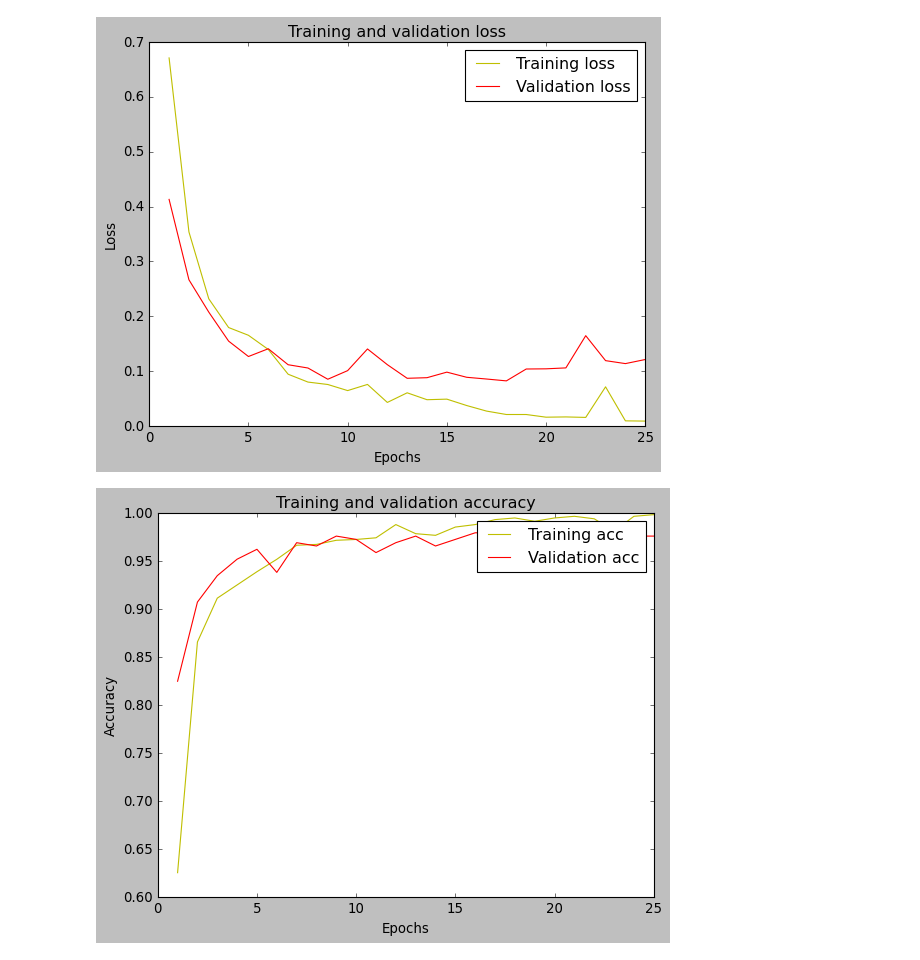
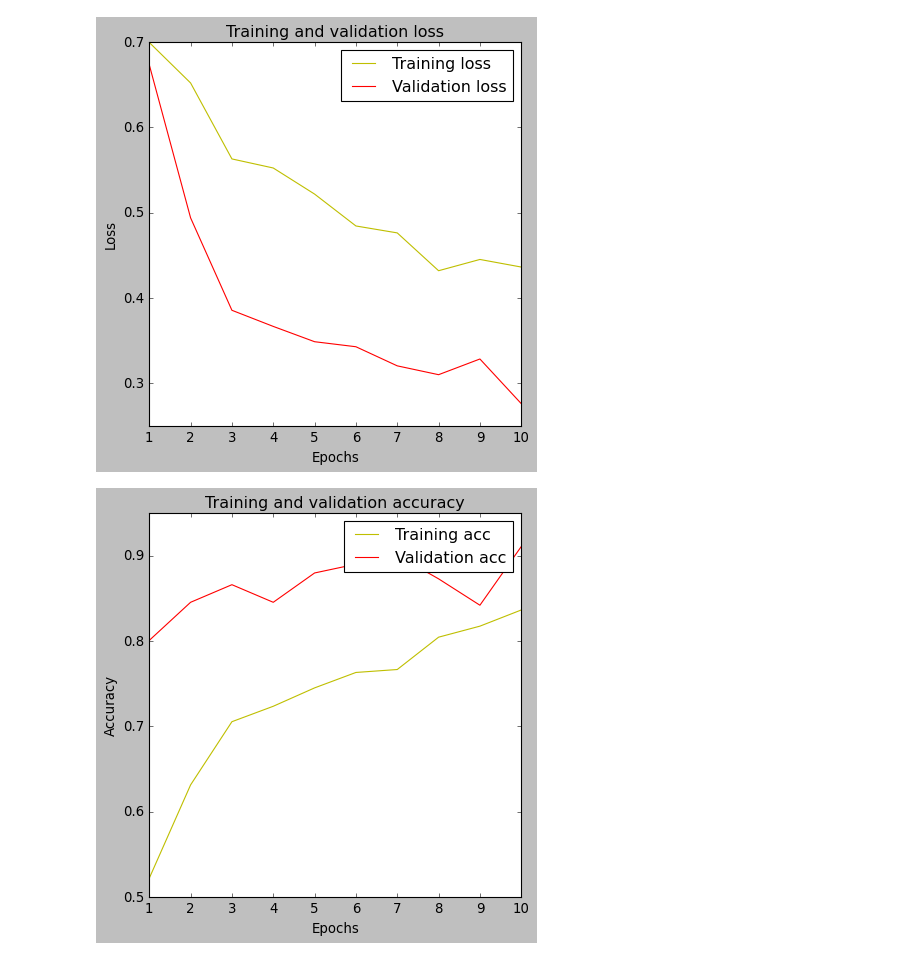
Before and after one commit to rupeshsunny333/mini-project, a Jupyter notebook: training.ipynb, the cells around one changed output. Cells and saved outputs as stored; diff of their text form; code cells hidden in the pictures.

```diff
--- a/training.ipynb
+++ b/training.ipynb
@@ -23,7 +29,7 @@ open_images = os.listdir(image_directory + 'Open/')
 for i, image_name in enumerate(open_images):
     if (image_name.split('.')[1] == 'jpg'):
         image = cv2.imread(image_directory + 'Open/' + image_name)
-        image = Image.fromarray(image, 'RGB')
+        image = Image.fromarray(image)
         image = image.resize((SIZE, SIZE))
         dataset.append(np.array(image))
         label.append(0)
@@ -47,6 +68,19 @@ X_train, X_test, y_train, y_test = train_test_split(dataset, label, test_size =
 import tensorflow as tf
 X_train = tf.keras.utils.normalize(X_train, axis=1)
 X_test = tf.keras.utils.normalize(X_test, axis=1)
+# %%
+datagen_train = ImageDataGenerator(
+    width_shift_range=0.2,  # randomly shift images horizontally
+    height_shift_range=0.2,# randomly shift images vertically
+    horizontal_flip=True, # randomly flip images horizontally
+    vertical_flip=True,
+    rotation_range=45,
+    shear_range=0.1,
+    zoom_range=0.1,
+    fill_mode = "nearest")
+
+# fit augmented image generator on data
+datagen_train.fit(X_train)
 # %%
 INPUT_SHAPE = (SIZE, SIZE, 3)
 # %%
@@ -72,7 +106,7 @@ model.add(Dense(1))
 model.add(Activation('sigmoid'))
 # %%
 model.compile(loss='binary_crossentropy',
-              optimizer='rmsprop',             #also try adam
+              optimizer='adam',             #also try rmsprop
               metrics=['accuracy'])
 # %%
 model.summary()
@@ -95,11 +129,9 @@ Trainable params: 1,212,513
 Non-trainable params: 0
 _________________________________________________________________
 # %%
-history = model.fit(X_train,
-                         y_train,
-                         batch_size = 64,
+history = model.fit(datagen_train.flow(X_train, y_train, batch_size=64),
                          verbose = 1,
-                         epochs = 25,
+                         epochs = 10,
                          validation_data=(X_test,y_test),
                          shuffle = False
                      )
@@ -126,19 +161,21 @@ model.save('openorclose2.h5')
 # %%
 loss = history.history['loss']
 val_loss = history.history['val_loss']
+plt.figure(figsize=(6,6))
 epochs = range(1, len(loss) + 1)
 plt.plot(epochs, loss, 'y', label='Training loss')
 plt.plot(epochs, val_loss, 'r', label='Validation loss')
 plt.title('Training and validation loss')
 plt.xlabel('Epochs')
 plt.ylabel('Loss')
 plt.legend()
 plt.show()
 # %% [output]
-[figure, old version]
+[figure, new version]
 # %%
 acc = history.history['accuracy']
 val_acc = history.history['val_accuracy']
+plt.figure(figsize=(6,6))
 plt.plot(epochs, acc, 'y', label='Training acc')
 plt.plot(epochs, val_acc, 'r', label='Validation acc')
 plt.title('Training and validation accuracy')
@@ -147,7 +184,7 @@ plt.ylabel('Accuracy')
 plt.legend()
 plt.show()
 # %% [output]
-[figure, old version]
+[figure, new version]
 # %%
 n=24  #Select the index of image to be loaded for testing
 img = X_test[n]
```
Also changed, not shown: parts of 19 cells of this notebook, 1 other file.
